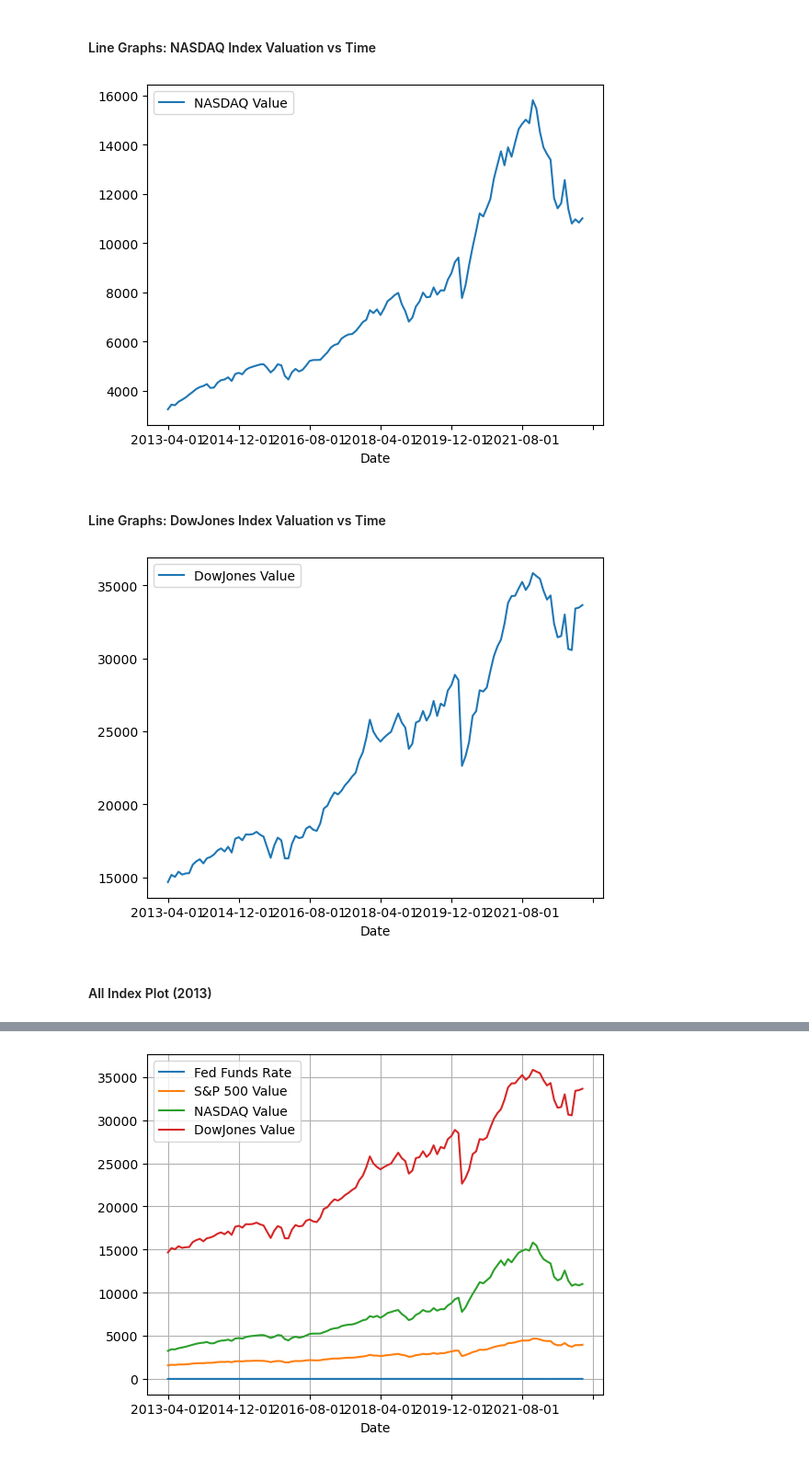
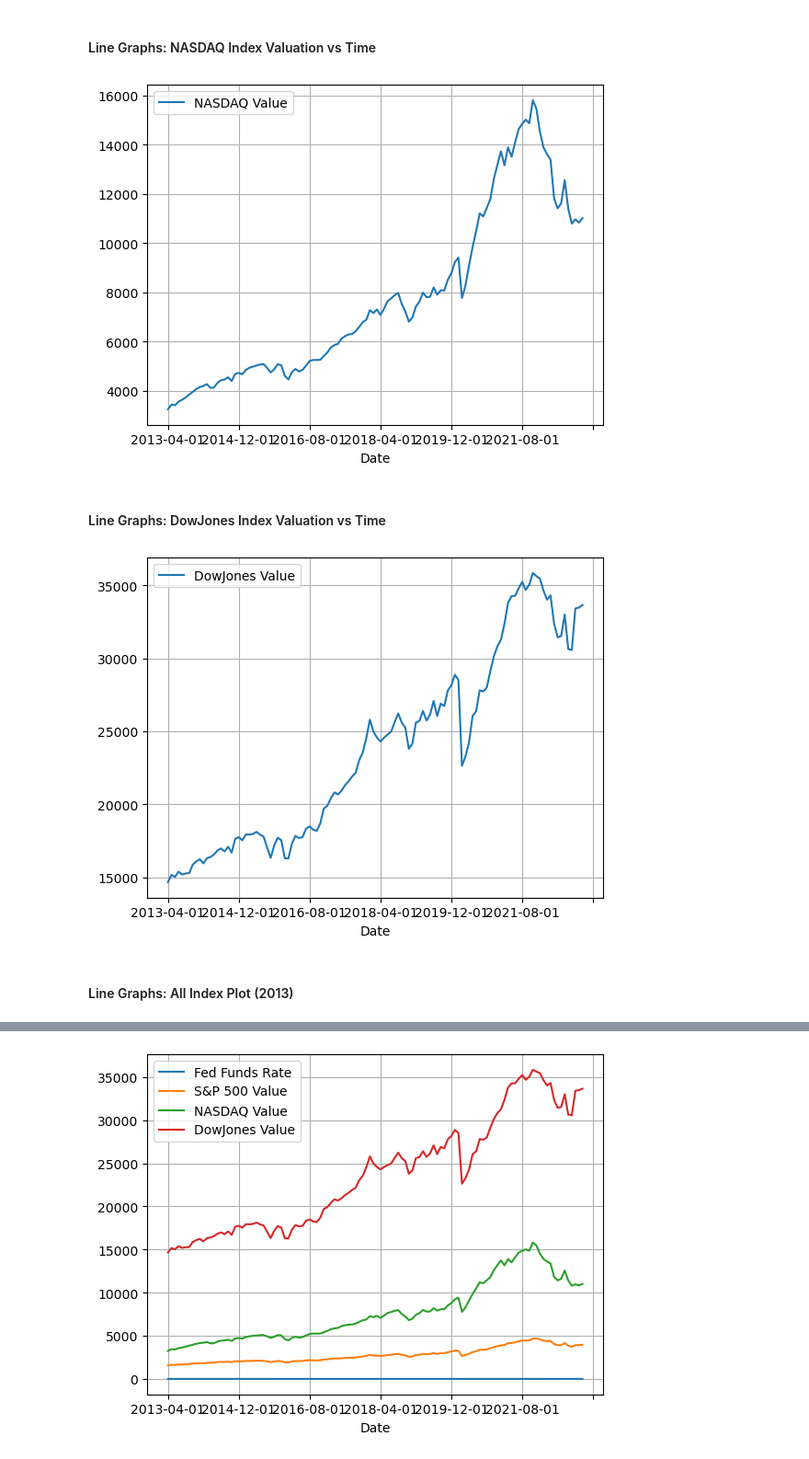
Before and after one commit to SantDRS/project1, a Jupyter notebook: G1P1_DataVisualizations_FinalCopy.ipynb, the cells around one changed output, grey strips where cells are left out. Shown at 92% size. Saved outputs shown, nothing was run; the diff lists cells and outputs as text; code cells hidden in the pictures.

```diff
--- a/G1P1_DataVisualizations_FinalCopy.ipynb
+++ b/G1P1_DataVisualizations_FinalCopy.ipynb
@@ -86,18 +85,20 @@ plt.show()
 # %% [markdown]
 #### Line Graphs: NASDAQ Index Valuation vs Time
 # %%
-# Plot NASDAQ DataFrame
+# Plot NASDAQ Valuation
 ci_df.plot(x= 'Date', y='NASDAQ Value', kind='line')
+plt.grid(True)
 plt.show()
 # %% [output]
-[figure, old version]
+[figure, new version]
 # %% [markdown]
 #### Line Graphs: DowJones Index Valuation vs Time
 # %%
-# Plot DowJones DataFrame
+# Plot DowJones Valuation
 ci_df.plot(x= 'Date', y='DowJones Value', kind='line')
+plt.grid(True)
 plt.show()
 # %% [output]
-[figure, old version]
+[figure, new version]
 # %% [markdown]
-#### All Index Plot (2013)
+#### Line Graphs: All Index Plot (2013)
```
Also changed, not shown: parts of 25 cells of this notebook, 9 other files.
